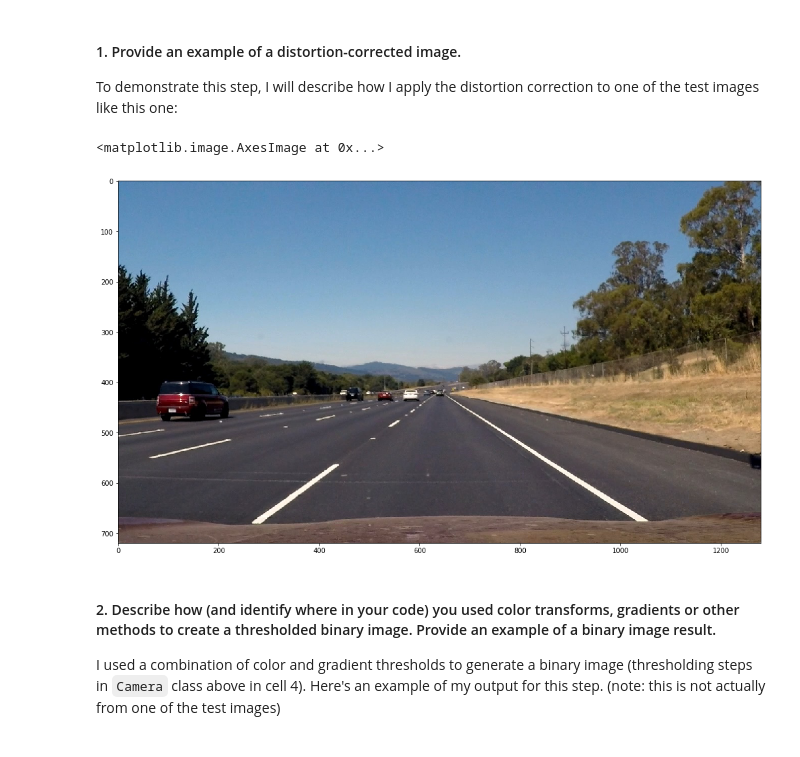
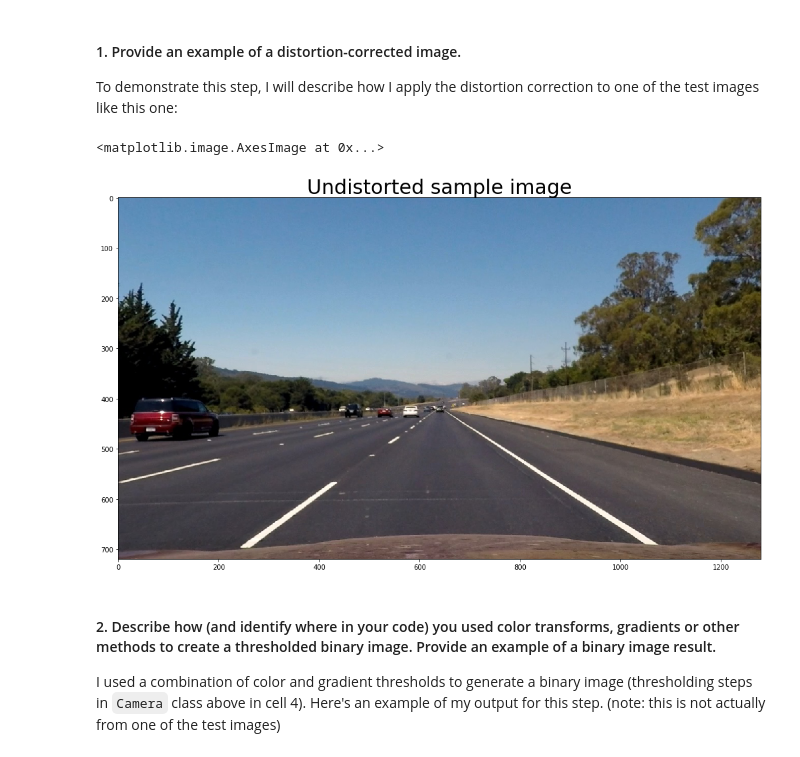
Before and after one commit to shobhitg/CarND-Advanced-Lane-Lines, a Jupyter notebook: Advanced-Lane-Lines.ipynb, the cells around one changed output. Drawn from its saved outputs; the diff is of its cells as text; code cells hidden in the pictures.

```diff
--- a/Advanced-Lane-Lines.ipynb
+++ b/Advanced-Lane-Lines.ipynb
@@ -105,11 +105,11 @@ class Camera:
 
         # Do camera calibration given object points and image points
         self.ret, self.mtx, self.dist, self.rvecs, self.tvecs = cv2.calibrateCamera(self.objpoints, self.imgpoints, img_size, None, None)
+        return
 
-
+    def undistort(self, img):
         dst = cv2.undistort(img, self.mtx, self.dist, None, self.mtx)
         # cv2.imwrite('output_images/test_undist.jpg',dst)
-
         return dst
 
     def dump_pickle_file(self):
@@ -508,11 +567,13 @@ To demonstrate this step, I will describe how I apply the distortion correction
 # %%
 img = cv2.imread('./test_images/straight_lines2.jpg')
 img = cv2.cvtColor(img, cv2.COLOR_BGR2RGB)
+img = camera.undistort(img)
 f, (ax1) = plt.subplots(1, 1, figsize=(20,10))
+ax1.set_title("Undistorted sample image", fontsize=30)
 ax1.imshow(img)
 # %% [output]
 <matplotlib.image.AxesImage at 0x...>
-[figure, old version]
+[figure, new version]
 # %% [markdown]
 #### 2. Describe how (and identify where in your code) you used color transforms, gradients or other methods to create a thresholded binary image.  Provide an example of a binary image result.
 I used a combination of color and gradient thresholds to generate a binary image (thresholding steps in `Camera` class above in cell 4).  Here's an example of my output for this step.  (note: this is not actually from one of the test images)
```
Also changed, not shown: parts of 22 cells of this notebook, 2 other files.
